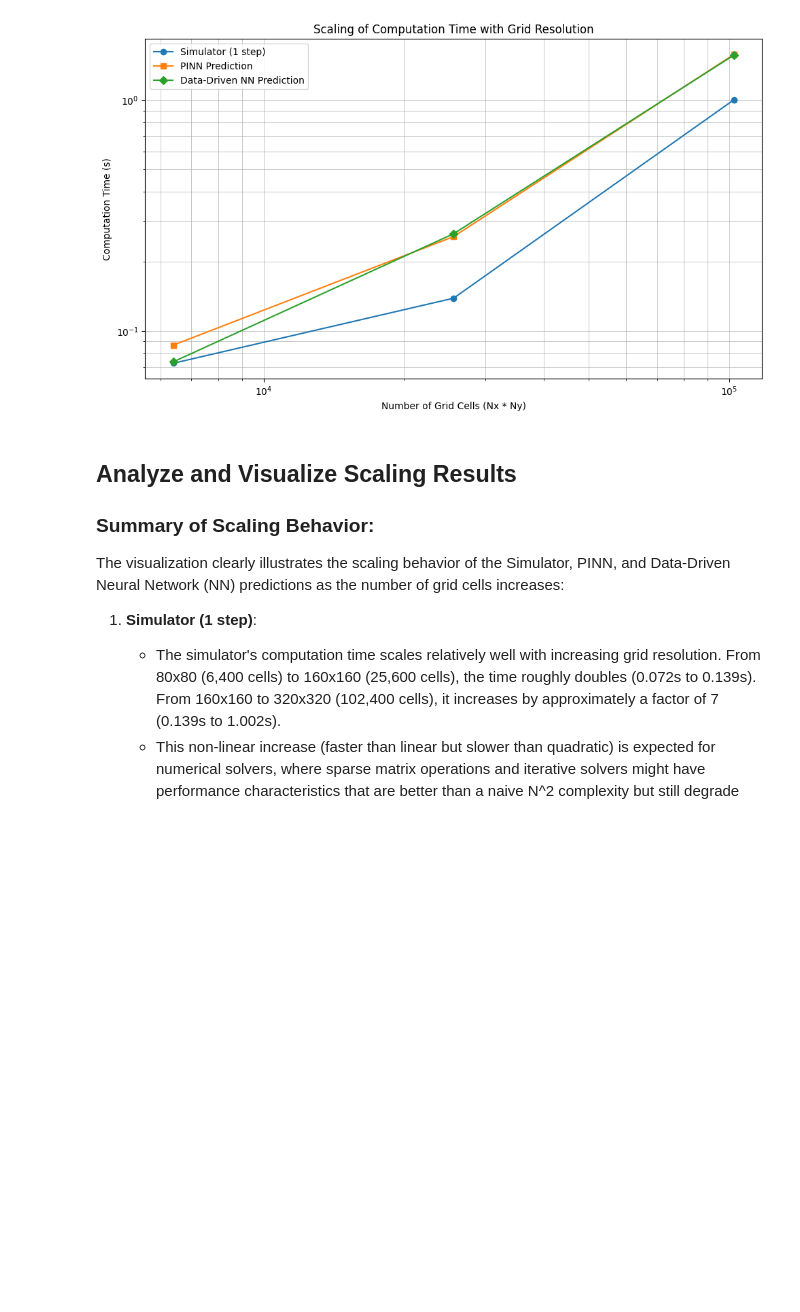
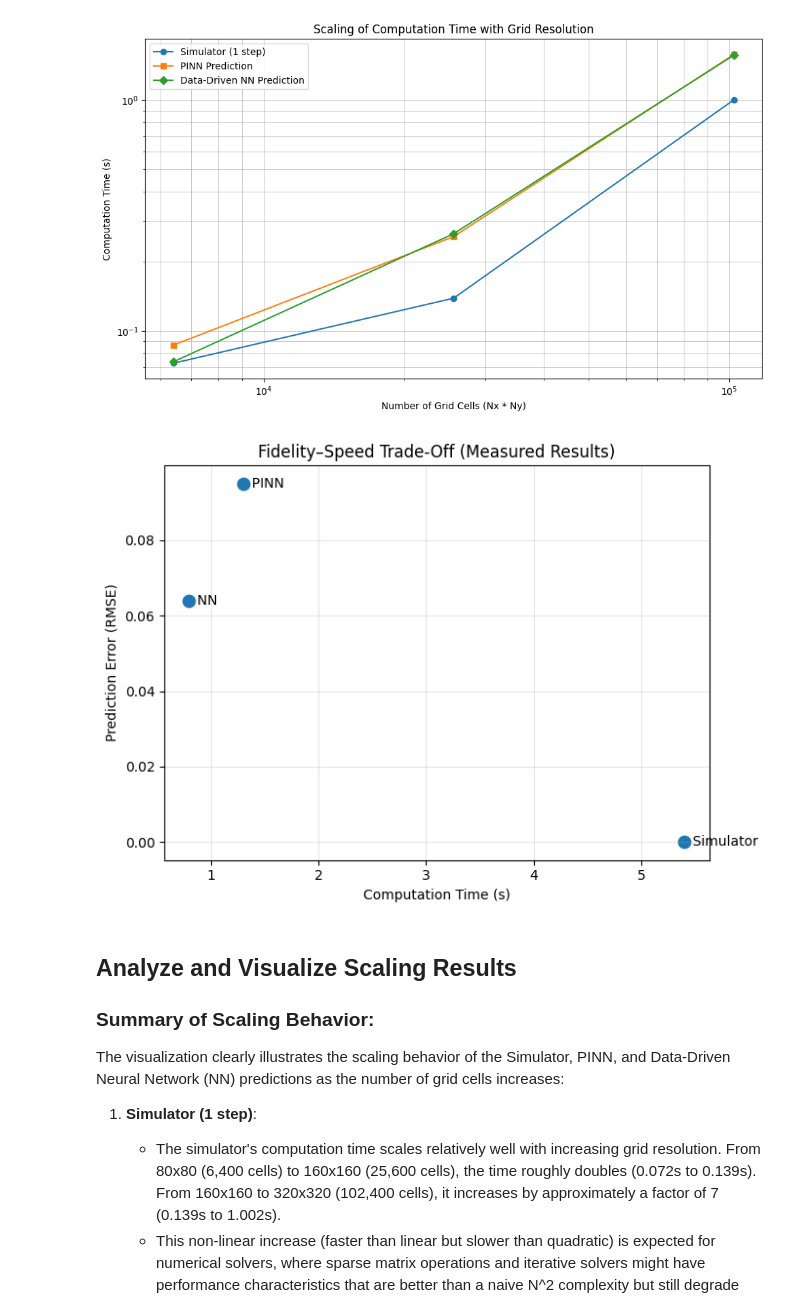
Before and after one commit to omar-mig/Optimisation, a Jupyter notebook: Untitled8.ipynb, the cells around one changed output. Drawn from its saved outputs; the diff is of its cells as text; code cells hidden in the pictures; blank space fills up the shorter version.

```diff
--- a/Untitled8.ipynb
+++ b/Untitled8.ipynb
@@ -4483,6 +4499,33 @@ plt.tight_layout()
 plt.show()
 # %% [output]
 [figure]
+# %%
+import matplotlib.pyplot as plt
+
+# Example: replace with your real values
+models = ["Simulator", "PINN", "NN"]
+times = [5.4, 1.3, 0.8]      # seconds
+rmse  = [0.0, 0.095, 0.064]  # error
+
+plt.figure(figsize=(7,5))
+plt.scatter(times, rmse, s=80)
+
+for m, x, y in zip(models, times, rmse):
+    plt.text(x, y, f"  {m}", fontsize=10, va='center')
+
+plt.xlabel("Computation Time (s)")
+plt.ylabel("Prediction Error (RMSE)")
+plt.title("Fidelity–Speed Trade-Off (Measured Results)")
+plt.grid(True, alpha=0.3)
+
+# Optional if times differ a lot
+# plt.xscale("log")
+
+plt.tight_layout()
+plt.savefig("tradeoff_measured.png", dpi=300)
+plt.show()
+# %% [output]
+[figure, added]
 # %% [markdown]
 ## Analyze and Visualize Scaling Results
 
```
Also changed, not shown: parts of 18 cells of this notebook.
